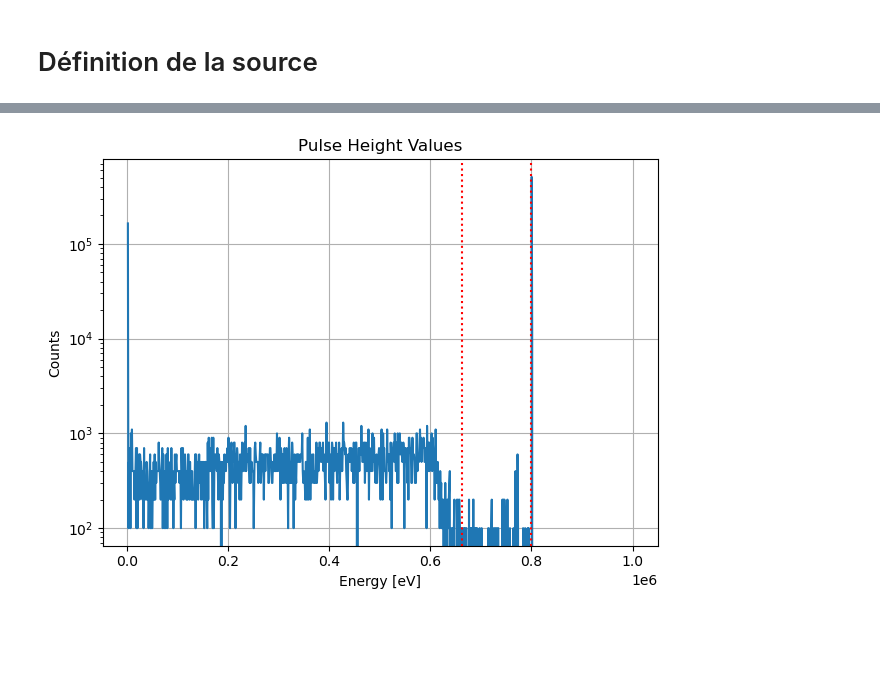
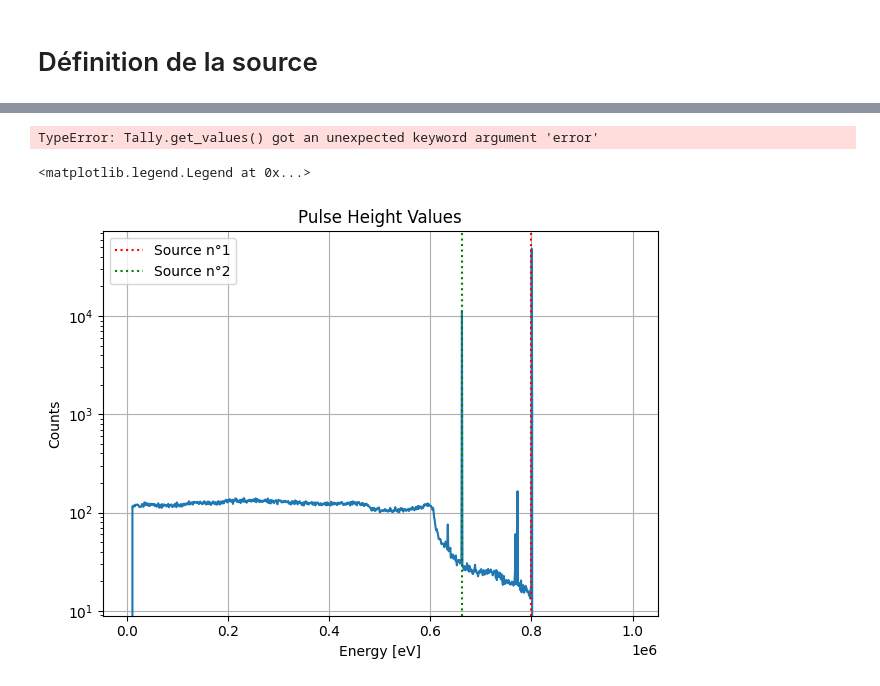
Before and after one commit to simonfouc120/open-mc-project, a Jupyter notebook: src/studies/simulation_gamma_detector/detector_gamma.ipynb, the cells around one changed output, grey strips where cells are left out. Drawn from its saved outputs; the diff is of its cells as text; code cells hidden in the pictures; blank space fills up the shorter version.

```diff
--- a/src/studies/simulation_gamma_detector/detector_gamma.ipynb
+++ b/src/studies/simulation_gamma_detector/detector_gamma.ipynb
@@ -133,22 +203,27 @@ KeyboardInterrupt:
 # %%
-sp = openmc.StatePoint('statepoint.10.h5')
+sp = openmc.StatePoint('statepoint.25.h5')
 tally = sp.get_tally(name='pulse-height')
 pulse_height_values = tally.get_values(scores=['pulse-height']).flatten()
+# %% [output]
+TypeError: Tally.get_values() got an unexpected keyword argument 'error'
 # %%
 # we want to display the pulse-height value in the center of the bin
 energy_bin_centers = energy_bins[1:] + 0.5 * (energy_bins[1] - energy_bins[0])
-
+# put every value of pulse height tally behin 10 keV to 0
+pulse_height_values[energy_bin_centers < 10e3] = 0
 plt.figure()
 plt.semilogy(energy_bin_centers, pulse_height_values)
 
 # plot the strongest sources as vertical lines
-plt.axvline(x=800_000, color="red", ls=":")     # source_1
-plt.axvline(x=661_700, color="red", ls=":")     # source_2
+plt.axvline(x=800_000, color="red", ls=":", label = "Source n°1")     # source_1
+plt.axvline(x=661_700, color="green", ls=":", label = "Source n°2")     # source_2
 
 plt.xlabel('Energy [eV]')
 plt.ylabel('Counts')
 plt.title('Pulse Height Values')
 plt.grid(True)
 plt.tight_layout()
+plt.legend()
 # %% [output]
+<matplotlib.legend.Legend at 0x...>
-[figure, old version]
+[figure, new version]
```
Also changed, not shown: parts of 9 cells of this notebook, 1 other file.
